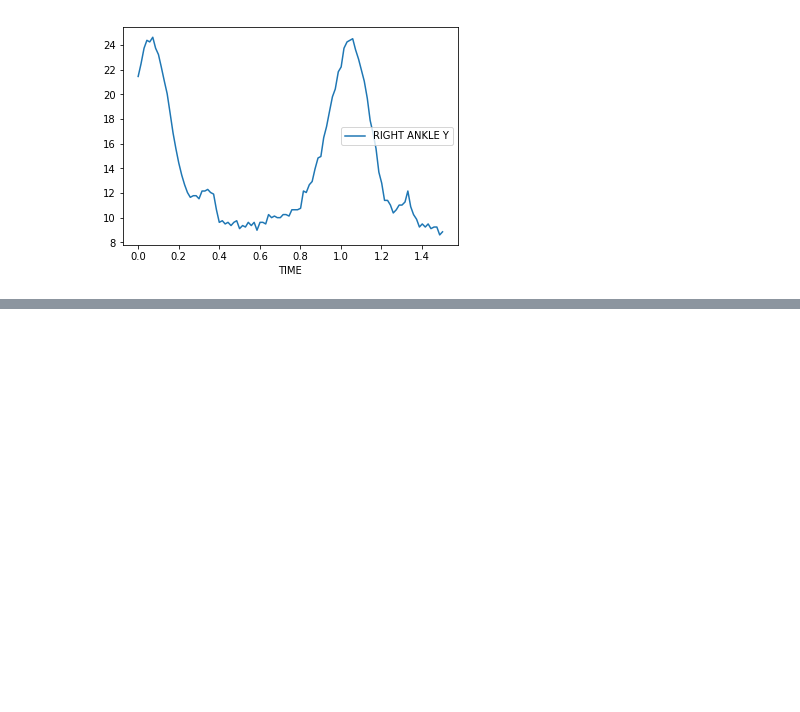
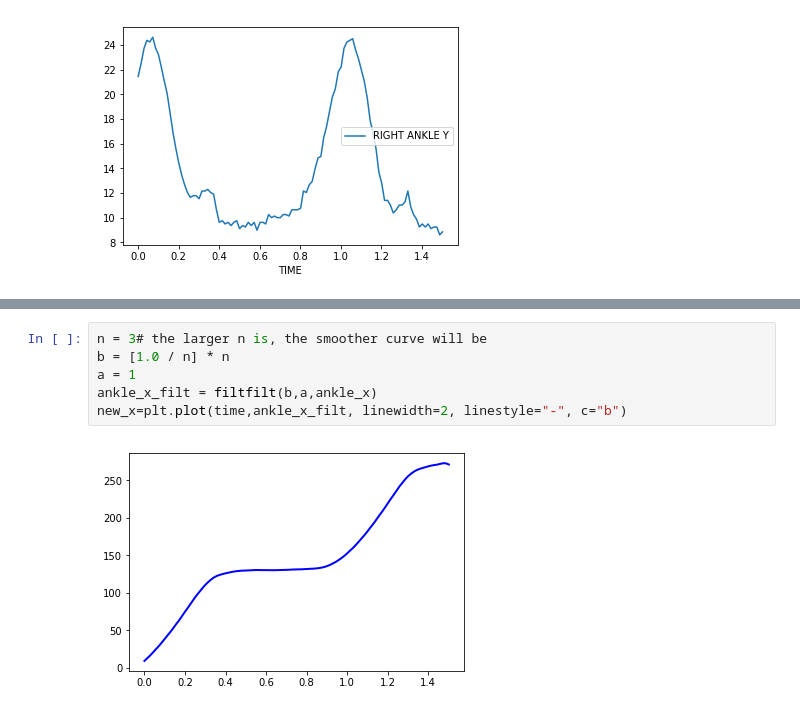
Before and after one commit to abhijeetvyas/MHM-project, a Jupyter notebook: Test_Abhijeet.ipynb, the cells around one changed output, grey strips where cells are left out. Drawn from its saved outputs; the diff is of its cells as text; blank space fills up the shorter version.

```diff
--- a/Test_Abhijeet.ipynb
+++ b/Test_Abhijeet.ipynb
@@ -38,0 +52,8 @@ k2=df.plot(x="TIME",y="RIGHT ANKLE Y")
+# %%
+n = 3# the larger n is, the smoother curve will be
+b = [1.0 / n] * n
+a = 1
+ankle_x_filt = filtfilt(b,a,ankle_x)
+new_x=plt.plot(time,ankle_x_filt, linewidth=2, linestyle="-", c="b")
+# %% [output]
+[figure, added]
```
Also changed, not shown: parts of 3 cells of this notebook, 2 other files.
